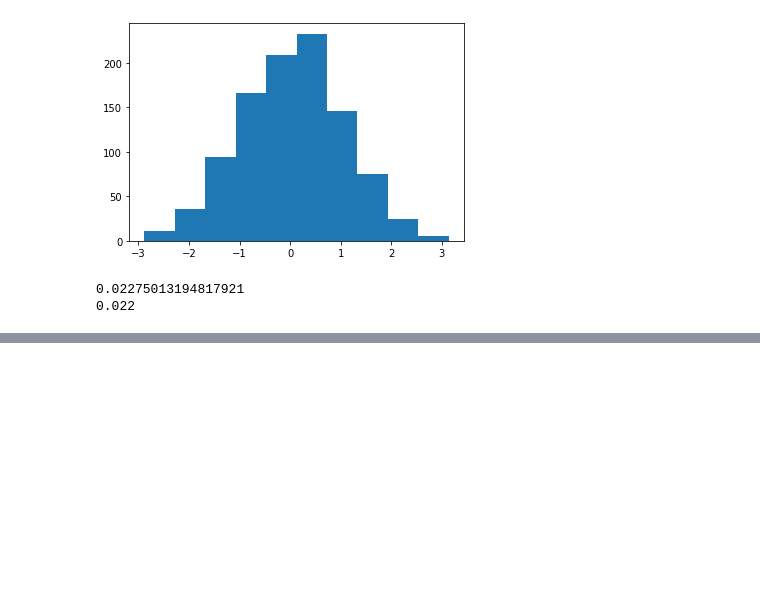
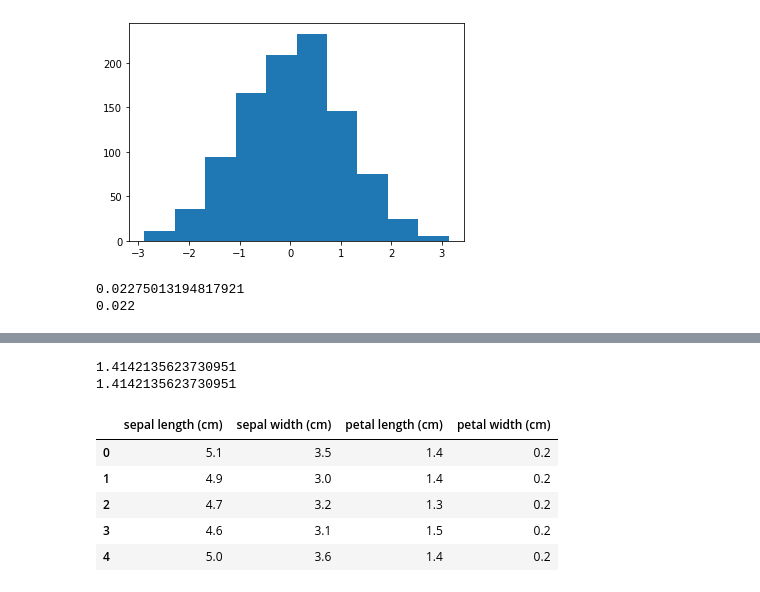
Before and after one commit to TedHaley/courses, a Jupyter notebook: Practicing_Statistics_Interview_Questions_in_Python.ipynb, the cells around one changed output, grey strips where cells are left out. Cells and saved outputs as stored; diff of their text form; code cells hidden in the pictures; blank space fills up the shorter version.

```diff
--- a/Practicing_Statistics_Interview_Questions_in_Python.ipynb
+++ b/Practicing_Statistics_Interview_Questions_in_Python.ipynb
@@ -280,0 +316,32 @@ measure of symmetry of the distribution
+# %%
+# Create a sample list
+import math
+nums = [1, 2, 3, 4, 5]
+
+# Compute the mean of the list
+mean = sum(nums)/len(nums)
+
+# Compute the variance and print the std of the list
+variance = sum(pow(x - mean, 2) for x in nums) / len(nums)
+std = math.sqrt(variance)
+print(std)
+
+# Compute and print the actual result from numpy
+real_std = np.array(nums).std()
+print(real_std)
+# %% [output]
+1.4142135623730951
+1.4142135623730951
+# %%
+from sklearn import datasets
+
+data = datasets.load_iris()
+df = pd.DataFrame(data.data, columns=data.feature_names)
+df.head()
+# %% [output]
+|  | sepal length (cm) | sepal width (cm) | petal length (cm) | petal width (cm) |
+| 0 | 5.1 | 3.5 | 1.4 | 0.2 |
+| 1 | 4.9 | 3.0 | 1.4 | 0.2 |
+| 2 | 4.7 | 3.2 | 1.3 | 0.2 |
+| 3 | 4.6 | 3.1 | 1.5 | 0.2 |
+| 4 | 5.0 | 3.6 | 1.4 | 0.2 |
```
Also changed, not shown: parts of 2 cells of this notebook.
